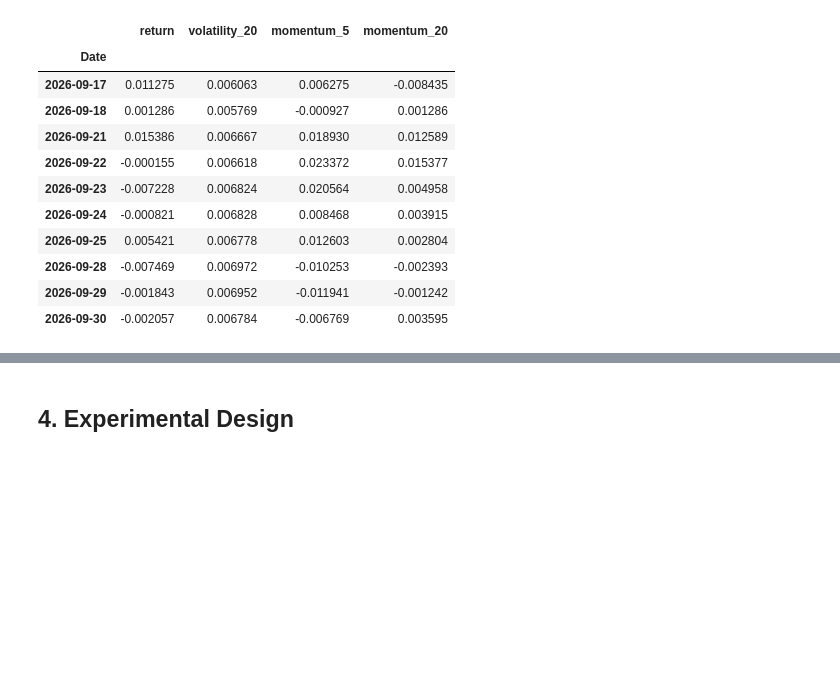
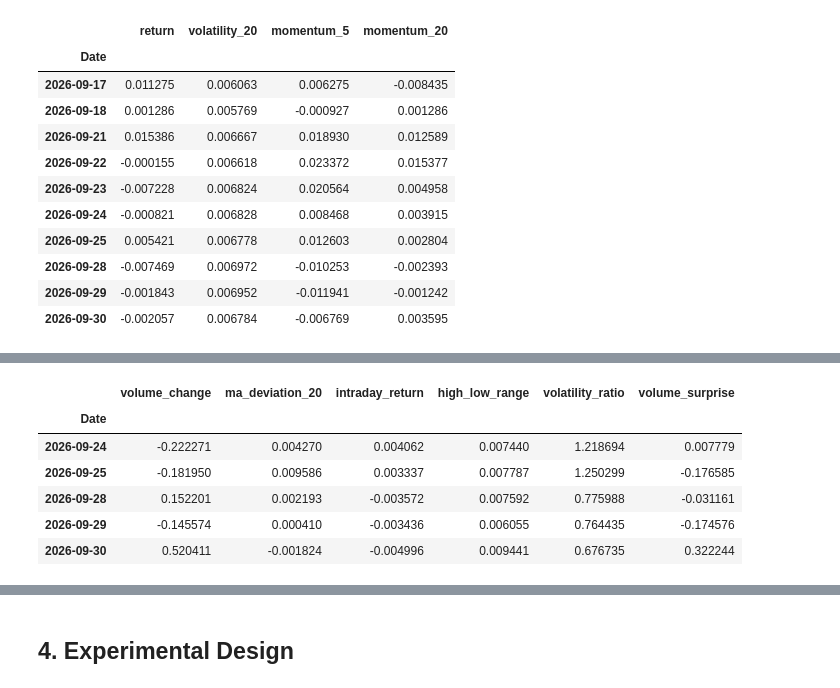
Before and after one commit to minjee-kim/financial-forecasting, a Jupyter notebook: analysis.ipynb, the cells around one changed output, grey strips where cells are left out. Cells and saved outputs as stored; diff of their text form; code cells hidden in the pictures; blank space fills up the shorter version.

```diff
--- a/analysis.ipynb
+++ b/analysis.ipynb
@@ -748,0 +827,43 @@ display(
+# %%
+# 1. Volume change
+spy["volume_change"] = np.log(spy["Volume"]).diff()
+
+# 2. Moving-average deviation
+spy["ma_20"] = spy["Close"].rolling(20).mean()
+spy["ma_deviation_20"] = spy["Close"] / spy["ma_20"] - 1
+
+# 3. Intraday return
+spy["intraday_return"] = np.log(spy["Close"] / spy["Open"])
+
+# 4. High-low range
+spy["high_low_range"] = np.log(spy["High"] / spy["Low"])
+
+# 5. Volatility ratio
+spy["volatility_5"] = spy["return"].rolling(5).std()
+spy["volatility_ratio"] = spy["volatility_5"] / spy["volatility_20"]
+
+# 6. Volume surprise
+spy["volume_ma_20"] = spy["Volume"].rolling(20).mean()
+spy["volume_surprise"] = np.log(
+    spy["Volume"] / spy["volume_ma_20"]
+)
+
+# Inspect the new predictors
+additional_features = [
+    "volume_change",
+    "ma_deviation_20",
+    "intraday_return",
+    "high_low_range",
+    "volatility_ratio",
+    "volume_surprise"
+]
+
+display(spy[additional_features].tail())
+# %% [output]
+|  | volume_change | ma_deviation_20 | intraday_return | high_low_range | volatility_ratio | volume_surprise |
+| Date |  |  |  |  |  |  |
+| 2026-09-24 | -0.222271 | 0.004270 | 0.004062 | 0.007440 | 1.218694 | 0.007779 |
+| 2026-09-25 | -0.181950 | 0.009586 | 0.003337 | 0.007787 | 1.250299 | -0.176585 |
+| 2026-09-28 | 0.152201 | 0.002193 | -0.003572 | 0.007592 | 0.775988 | -0.031161 |
+| 2026-09-29 | -0.145574 | 0.000410 | -0.003436 | 0.006055 | 0.764435 | -0.174576 |
+| 2026-09-30 | 0.520411 | -0.001824 | -0.004996 | 0.009441 | 0.676735 | 0.322244 |
```
Also changed, not shown: parts of 6 cells of this notebook.
